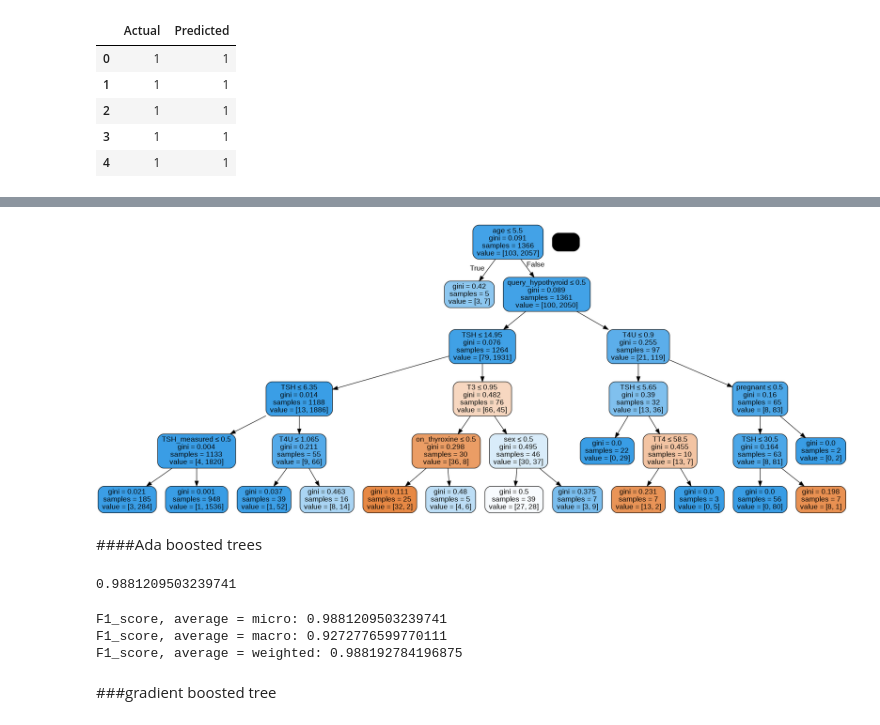
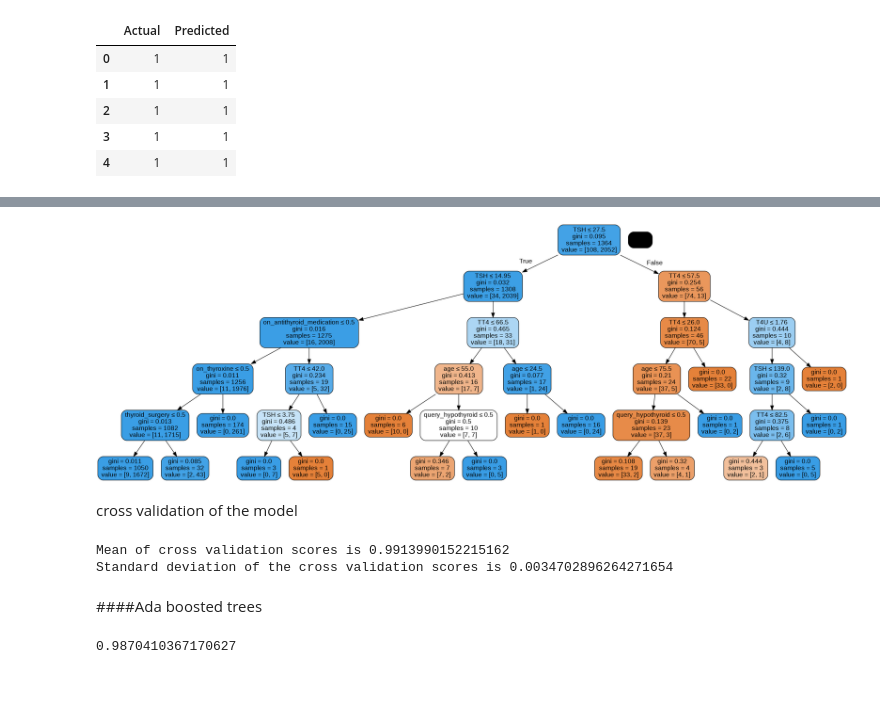
Before and after one commit to Ruthmwaura/module_2_week_3_ip, a Jupyter notebook: Hypothyroidism(Nairobi_Hospital).ipynb, the cells around one changed output, grey strips where cells are left out. Drawn from its saved outputs; the diff is of its cells as text; code cells hidden in the pictures; blank space fills up the shorter version.

```diff
--- a/Hypothyroidism(Nairobi_Hospital).ipynb
+++ b/Hypothyroidism(Nairobi_Hospital).ipynb
@@ -611,0 +720,29 @@ Root Mean Squared Error: 0.10899105319257135
+# %%
+#applying the best parameters to the model
+
+#selecting only important features and the y variable
+
+X = df[['TSH','TT4','T4U','T3','TSH_measured','age','thyroid_surgery','on_thyroxine','on_antithyroid_medication',
+        'query_hyperthyroid','query_hypothyroid','sick']]
+
+y =df['status'].values
+
+#splitting the data into training and testing sets
+
+X_train, X_test, y_train, y_test = train_test_split(X, y, test_size = 0.3, random_state = 0)
+
+#instantiating the model
+
+forest = RandomForestClassifier(n_estimators=10, max_depth=5, random_state = 0)
+forest.fit(X_train, y_train)
+
+#making predictions
+
+y_pred = forest.predict(X_test)
+
+#measuring the accuracy of the model
+
+print(f'The accuracy score is: {accuracy_score(y_test, y_pred)} and the f1 score is {f1_score(y_test, y_pred)}')
+print('\n')
+print(f'{classification_report(y_test, y_pred)}')
+confusion_matrix(y_test, y_pred)
@@ -618,24 +780,38 @@ Requirement already satisfied: numpy>=1.8.2 in /usr/local/lib/python3.7/dist-pac
 # %%
 #visualizing the model
-#tree number 100
-from sklearn.tree import export_graphviz
-from sklearn.externals.six import StringIO
-from IPython.display import Image
-import pydotplus
+#tree number 5
+
 y_pred = forest.predict(X_test)
 dot_data = StringIO()
 
 # picking a specific tree from the forest; tree  number 50
-tree = forest.estimators_[50]
+tree = forest.estimators_[5]
 
 export_graphviz(tree, out_file=dot_data,
                 filled=True, rounded=True,
                 special_characters=True,feature_names = X.columns)
 graph = pydotplus.graph_from_dot_data(dot_data.getvalue())
 graph.write_png('Hypothyroid_Test.png')
 Image(graph.create_png())
 # %% [output]
-[figure, old version]
+[figure, new version]
+# %% [markdown]
+cross validation of the model
+# %%
+#performing cross validation of ten folds
+
+scores = cross_val_score(forest, X, y, scoring = 'f1', cv = 10)
+
+#calculating the mean of the cross validation scores
+
+print(f'Mean of cross validation scores is {scores.mean()}')
+
+#calculating the variance of the cross validation scores from the mean
+
+print(f'Standard deviation of the cross validation scores is {scores.std()}')
+# %% [output]
+Mean of cross validation scores is 0.9913990152215162
+Standard deviation of the cross validation scores is 0.0034702896264271654
 # %% [markdown]
 ####Ada boosted trees
 # %%
@@ -649,14 +825,4 @@ y_pred_ada = ada_boost.predict(X_test)
 
 accuracy_score(y_test, y_pred_ada)
 # %% [output]
-0.9881209503239741
+0.9870410367170627
-# %%
-print('F1_score, average = micro:',f1_score(y_test, y_pred_ada, average='micro'))
-print('F1_score, average = macro:',f1_score(y_test, y_pred_ada, average='macro'))
-print('F1_score, average = weighted:',f1_score(y_test, y_pred_ada, average='weighted'))
-# %% [output]
-F1_score, average = micro: 0.9881209503239741
-F1_score, average = macro: 0.9272776599770111
-F1_score, average = weighted: 0.988192784196875
-# %% [markdown]
-###gradient boosted tree
```
Also changed, not shown: parts of 42 cells of this notebook.
